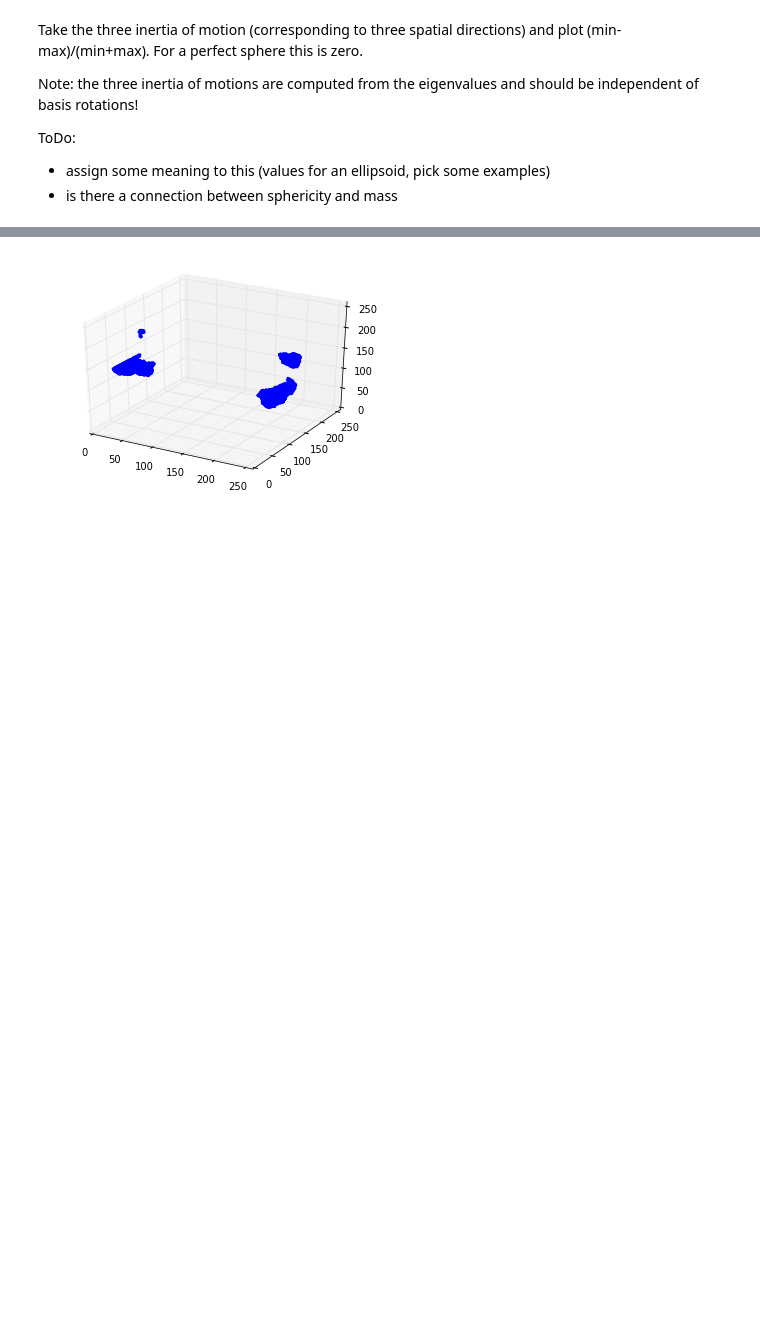
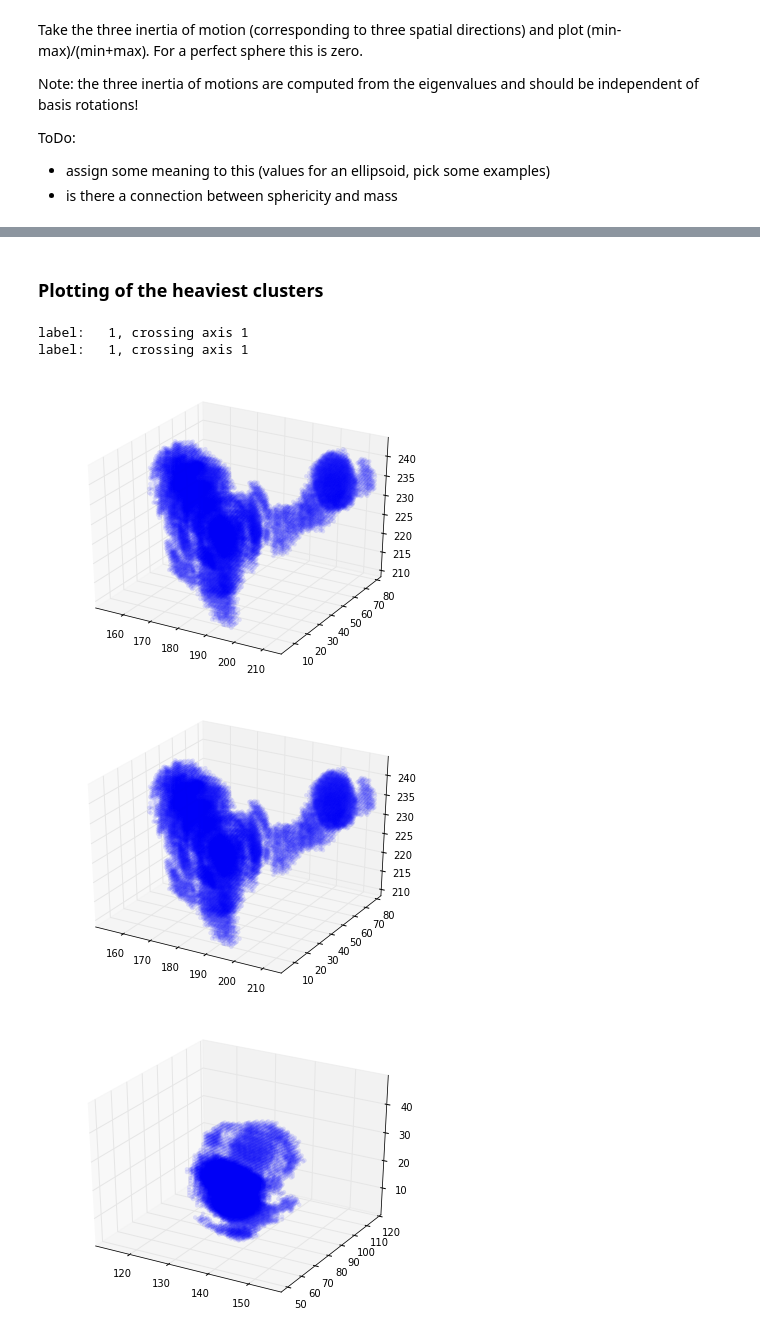
Before and after one commit to bufeo/MC-clustering, a Jupyter notebook: notebooks/MC-clustering_fullshift.ipynb, the cells around one changed output, grey strips where cells are left out. Cells and saved outputs as stored; diff of their text form; code cells hidden in the pictures; blank space fills up the shorter version.

```diff
--- a/notebooks/MC-clustering_fullshift.ipynb
+++ b/notebooks/MC-clustering_fullshift.ipynb
@@ -806,0 +870,20 @@ set([0])
+# %%
+fig = plt.figure()
+ax = fig.add_subplot(111)
+
+plt.xlabel('radius [$r/r_{90pc}$]')
+plt.ylabel('$\delta_{av}(r)$')
+
+plt.plot(bin0, profile0, marker='o', label='Heaviest MC')
+plt.plot(bin1, profile1, marker='o', label='2nd heaviest MC')
+plt.plot(bin2, profile2, marker='o', label='3rd heaviest MC')
+plt.plot(bin3, profile3, marker='o', label='4th heaviest MC')
+plt.plot(bin4, profile4, marker='o', label='5th heaviest MC')
+
+legend = plt.legend(bbox_to_anchor=(1.15, 1),numpoints=1)
+#frame = legend.get_frame()
+#frame.set_facecolor('white')
+#frame.set_edgecolor('red')
+#frame.set_linewidth(0)
+
+plt.show()
@@ -806,0 +902,8 @@ set([0])
+# %%
+ppos, vec = reshift_to_1(0,masslabels,pos)
+fig = plt.figure()
+ax = fig.add_subplot(111)
+plt.axes().set_aspect('equal')
+ax.scatter(ppos[:,0], ppos[:,1],alpha=.1,s=10,lw=0)
+ax.scatter(111.04499431, 116.33095672, color='red')
+plt.show()
@@ -806,0 +914,2 @@ set([0])
+# %% [markdown]
+### Plotting of the heaviest clusters
@@ -806,0 +921,15 @@ set([0])
+# %%
+def cluster_com(pos, masslabels, label):
+
+    cordi, shift_vec = reshift_to_1(label, masslabels, pos)
+    lden  = den[masslabels == label]
+
+    # compute the COM (in reshifted coordinates)
+    masa  = np.add.reduce(lden)
+    momi = np.empty_like(cordi)
+    momi[:,0] = lden*cordi[:,0]
+    momi[:,1] = lden*cordi[:,1]
+    momi[:,2] = lden*cordi[:,2]
+    com1 = np.add.reduce(momi)/(masa)
+
+    return com1, shift_vec
@@ -807,4 +1049,8 @@ set([0])
 # %%
-plot_individual_cluster(pos, masslabels, 1)
+plot_individual_cluster_withprojections(pos,masslabels,1,dapa)
 # %% [output]
+label:   1, crossing axis 1
+label:   1, crossing axis 1
-[figure, old version]
+[figure, new version]
+[figure, added]
+[figure, added]
```
Also changed, not shown: parts of 44 cells of this notebook, 25 other files.
